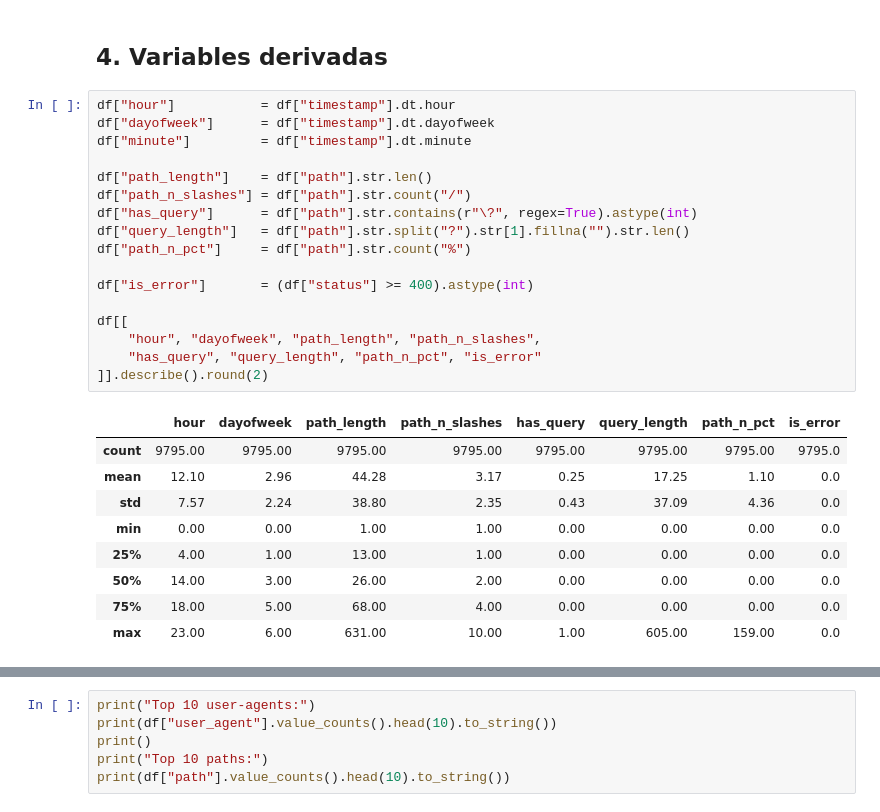
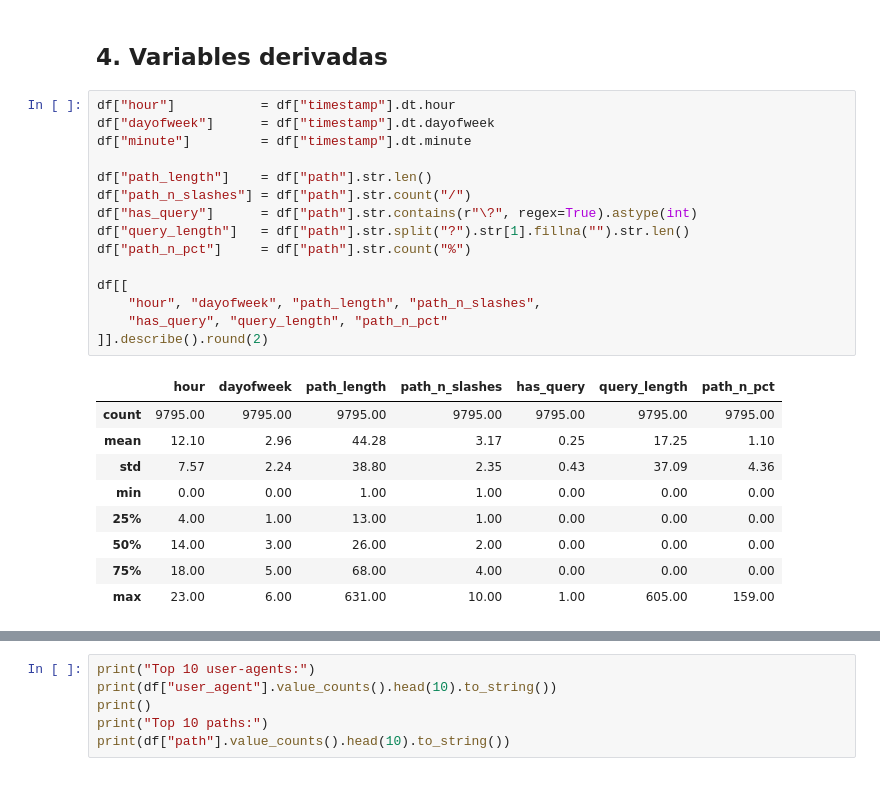
Before and after one commit to andresmidisabana/AlgNoSupervisados, a Jupyter notebook: ML_Ingesta_Preparacion_Etiquetado.ipynb, the cells around one changed output, grey strips where cells are left out. Drawn from its saved outputs; the diff is of its cells as text.

```diff
--- a/ML_Ingesta_Preparacion_Etiquetado.ipynb
+++ b/ML_Ingesta_Preparacion_Etiquetado.ipynb
@@ -109,27 +109,25 @@ Filas finales: 9,795
 # %%
 df["hour"]           = df["timestamp"].dt.hour
 df["dayofweek"]      = df["timestamp"].dt.dayofweek
 df["minute"]         = df["timestamp"].dt.minute
 
 df["path_length"]    = df["path"].str.len()
 df["path_n_slashes"] = df["path"].str.count("/")
 df["has_query"]      = df["path"].str.contains(r"\?", regex=True).astype(int)
 df["query_length"]   = df["path"].str.split("?").str[1].fillna("").str.len()
 df["path_n_pct"]     = df["path"].str.count("%")
 
-df["is_error"]       = (df["status"] >= 400).astype(int)
-
 df[[
     "hour", "dayofweek", "path_length", "path_n_slashes",
-    "has_query", "query_length", "path_n_pct", "is_error"
+    "has_query", "query_length", "path_n_pct"
 ]].describe().round(2)
 # %% [output]
-|  | hour | dayofweek | path_length | path_n_slashes | has_query | query_length | path_n_pct | is_error |
-| count | 9795.00 | 9795.00 | 9795.00 | 9795.00 | 9795.00 | 9795.00 | 9795.00 | 9795.0 |
-| mean | 12.10 | 2.96 | 44.28 | 3.17 | 0.25 | 17.25 | 1.10 | 0.0 |
-| std | 7.57 | 2.24 | 38.80 | 2.35 | 0.43 | 37.09 | 4.36 | 0.0 |
-| min | 0.00 | 0.00 | 1.00 | 1.00 | 0.00 | 0.00 | 0.00 | 0.0 |
-| 25% | 4.00 | 1.00 | 13.00 | 1.00 | 0.00 | 0.00 | 0.00 | 0.0 |
-| 50% | 14.00 | 3.00 | 26.00 | 2.00 | 0.00 | 0.00 | 0.00 | 0.0 |
-| 75% | 18.00 | 5.00 | 68.00 | 4.00 | 0.00 | 0.00 | 0.00 | 0.0 |
-| max | 23.00 | 6.00 | 631.00 | 10.00 | 1.00 | 605.00 | 159.00 | 0.0 |
+|  | hour | dayofweek | path_length | path_n_slashes | has_query | query_length | path_n_pct |
+| count | 9795.00 | 9795.00 | 9795.00 | 9795.00 | 9795.00 | 9795.00 | 9795.00 |
+| mean | 12.10 | 2.96 | 44.28 | 3.17 | 0.25 | 17.25 | 1.10 |
+| std | 7.57 | 2.24 | 38.80 | 2.35 | 0.43 | 37.09 | 4.36 |
+| min | 0.00 | 0.00 | 1.00 | 1.00 | 0.00 | 0.00 | 0.00 |
+| 25% | 4.00 | 1.00 | 13.00 | 1.00 | 0.00 | 0.00 | 0.00 |
+| 50% | 14.00 | 3.00 | 26.00 | 2.00 | 0.00 | 0.00 | 0.00 |
+| 75% | 18.00 | 5.00 | 68.00 | 4.00 | 0.00 | 0.00 | 0.00 |
+| max | 23.00 | 6.00 | 631.00 | 10.00 | 1.00 | 605.00 | 159.00 |
```
Also changed, not shown: parts of 11 cells of this notebook.
